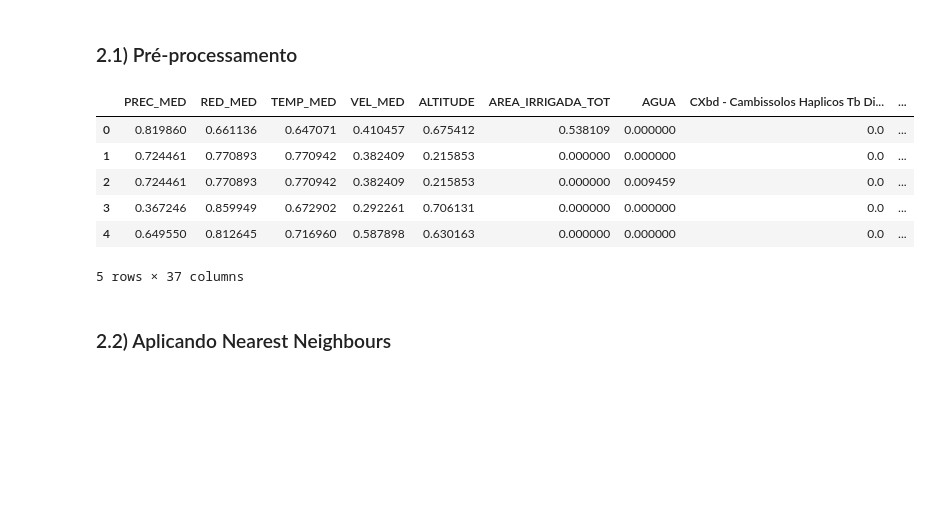
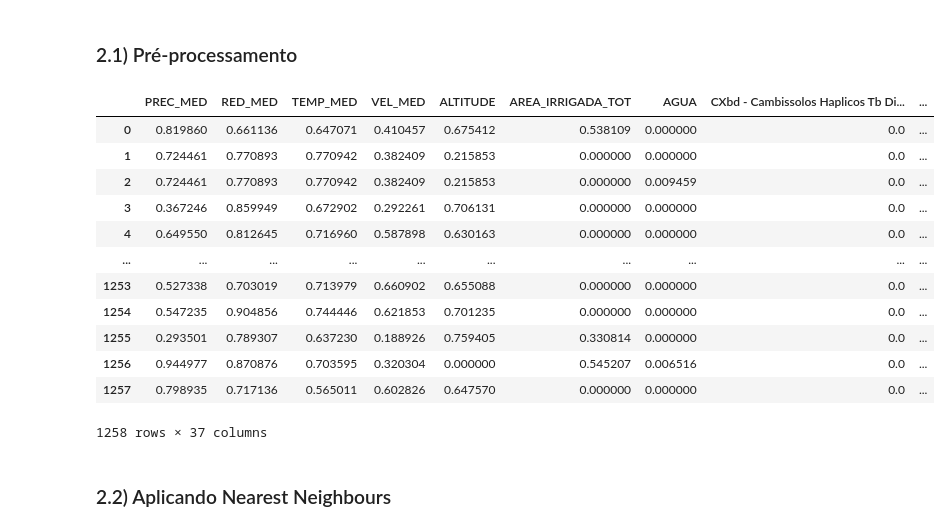
Before and after one commit to caiosoter/BCG2023, a Jupyter notebook: Notebooks/Modelagem_preditiva.ipynb, the cells around one changed output. Drawn from its saved outputs; the diff is of its cells as text; code cells hidden in the pictures; blank space fills up the shorter version.

```diff
--- a/Notebooks/Modelagem_preditiva.ipynb
+++ b/Notebooks/Modelagem_preditiva.ipynb
@@ -78,11 +147,14 @@ df_classificador = df_classificador.merge(df_solo_esparsa, how="inner", on="IBGE
+# %%
+# Dados orgnizados:
+df_classificador = dataset_recomendacao()
 # %% [markdown]
 ## 2) Identificar vizinhos Lógicos utilizando Nearest Neighbours
 # %% [markdown]
 ### 2.1) Pré-processamento
 # %%
-X = df_classificador.drop(columns=["IBGE7", "NOME", "PRODUTO_MAIOR_VALOR"])
+X = df_classificador.drop(columns=["IBGE7", "NOME"])
 # %%
-cat_columns = df_solo["SOLO"].unique()
+cat_columns = [i for i in X.columns if i in X.iloc[:, 6:].columns]
 colunas_num = [i for i in X.columns if i not in cat_columns]
 colunas_log = [i for i in X.columns if (i not in cat_columns)&(i not in ["LATITUDE", "LONGITUDE"])]
 # %%
@@ -99,15 +171,21 @@ imputer = KNNImputer(n_neighbors=5)
 X_imputado = pd.DataFrame(imputer.fit_transform(X))
 X_imputado.columns = X.columns
 # %%
-X_imputado.head()
+X_imputado
 # %% [output]
 |  | PREC_MED | RED_MED | TEMP_MED | VEL_MED | ALTITUDE | AREA_IRRIGADA_TOT | AGUA | CXbd - Cambissolos Haplicos Tb Di... | ... |
 | 0 | 0.819860 | 0.661136 | 0.647071 | 0.410457 | 0.675412 | 0.538109 | 0.000000 | 0.0 | ... |
 | 1 | 0.724461 | 0.770893 | 0.770942 | 0.382409 | 0.215853 | 0.000000 | 0.000000 | 0.0 | ... |
 | 2 | 0.724461 | 0.770893 | 0.770942 | 0.382409 | 0.215853 | 0.000000 | 0.009459 | 0.0 | ... |
 | 3 | 0.367246 | 0.859949 | 0.672902 | 0.292261 | 0.706131 | 0.000000 | 0.000000 | 0.0 | ... |
 | 4 | 0.649550 | 0.812645 | 0.716960 | 0.587898 | 0.630163 | 0.000000 | 0.000000 | 0.0 | ... |
+| ... | ... | ... | ... | ... | ... | ... | ... | ... | ... |
+| 1253 | 0.527338 | 0.703019 | 0.713979 | 0.660902 | 0.655088 | 0.000000 | 0.000000 | 0.0 | ... |
+| 1254 | 0.547235 | 0.904856 | 0.744446 | 0.621853 | 0.701235 | 0.000000 | 0.000000 | 0.0 | ... |
+| 1255 | 0.293501 | 0.789307 | 0.637230 | 0.188926 | 0.759405 | 0.330814 | 0.000000 | 0.0 | ... |
+| 1256 | 0.944977 | 0.870876 | 0.703595 | 0.320304 | 0.000000 | 0.545207 | 0.006516 | 0.0 | ... |
+| 1257 | 0.798935 | 0.717136 | 0.565011 | 0.602826 | 0.647570 | 0.000000 | 0.000000 | 0.0 | ... |
-5 rows × 37 columns
+1258 rows × 37 columns
 # %% [markdown]
 ### 2.2) Aplicando Nearest Neighbours
 # %%
```
Also changed, not shown: parts of 17 cells of this notebook, 2 other files.
